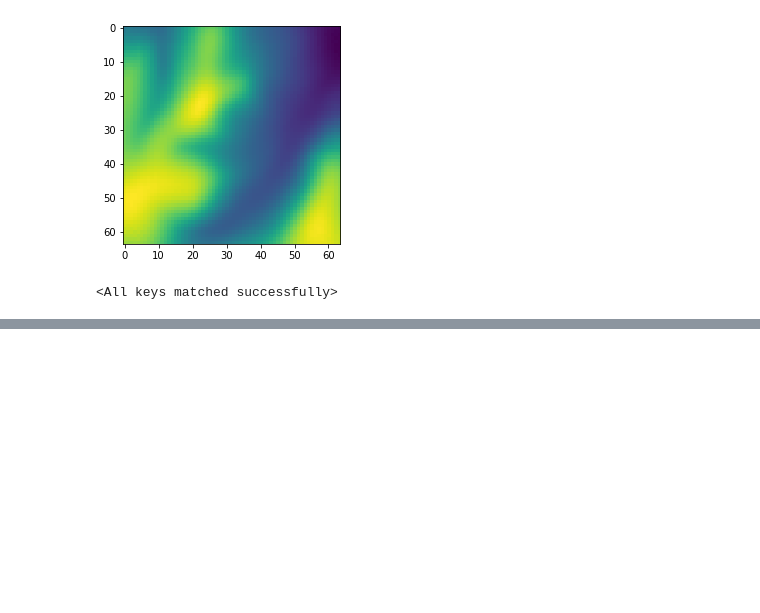
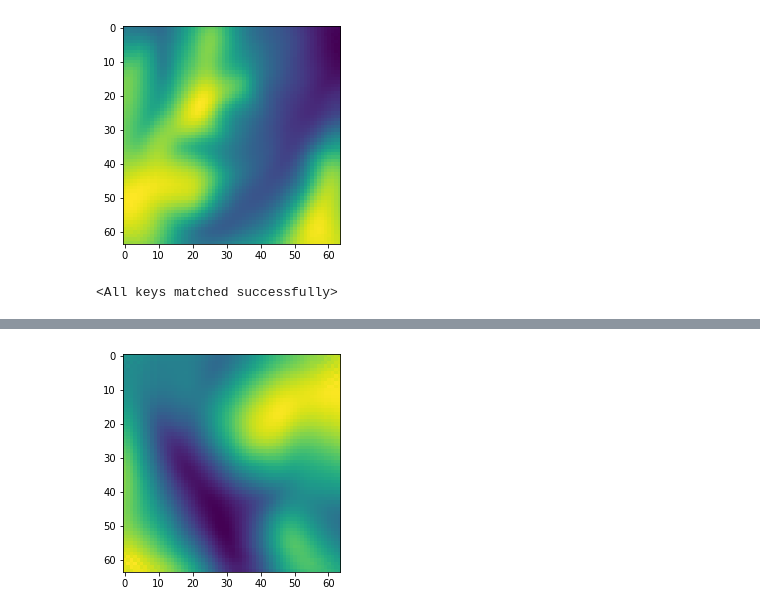
Before and after one commit to nikitakuchur/landscape-generator, a Jupyter notebook: variational_autoencoder.ipynb, the cells around one changed output, grey strips where cells are left out. Cells and saved outputs as stored; diff of their text form; code cells hidden in the pictures; blank space fills up the shorter version.

```diff
--- a/variational_autoencoder.ipynb
+++ b/variational_autoencoder.ipynb
@@ -243,0 +263,11 @@ plt.show()
+# %%
+part = out[0][0][0:32, 0:32]
+t = F.interpolate(part.view(1, 1, 32, 32), 64)
+
+out_part = vae(t)
+plt.imshow(out_part[0].view(64, 64).cpu().detach().numpy())
+plt.show()
+
+out2 = out_part[0]
+# %% [output]
+[figure, added]
```
Also changed, not shown: parts of 10 cells of this notebook.
